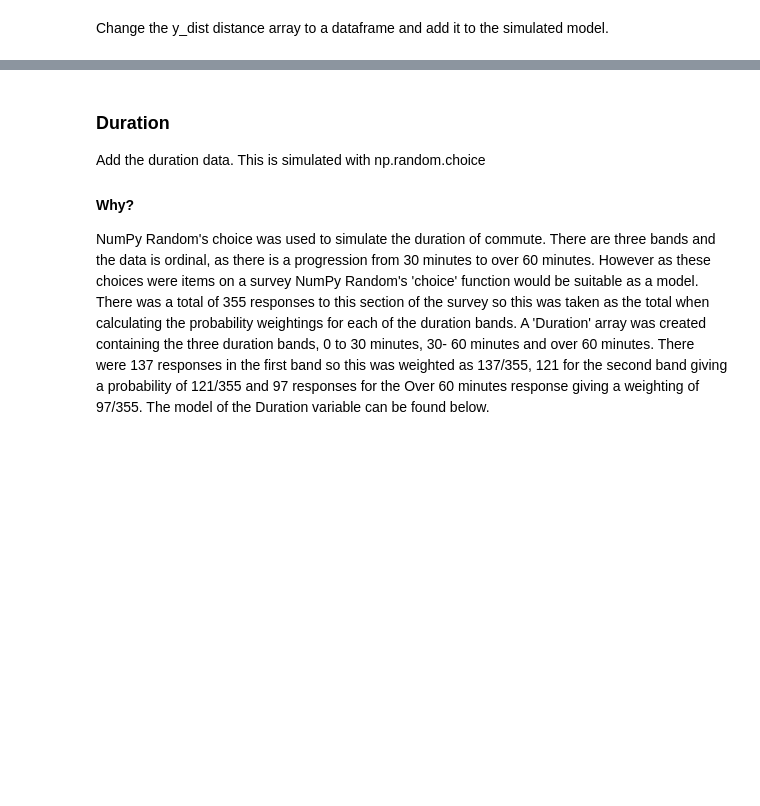
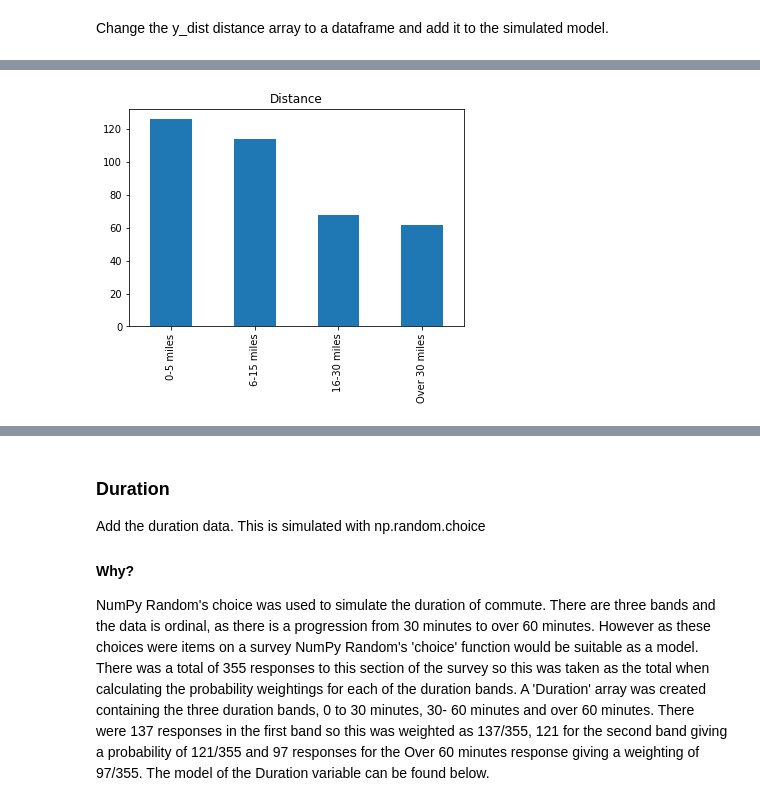
Before and after one commit to Osheah/commute-stress, a Jupyter notebook: commute-stress.ipynb, the cells around one changed output, grey strips where cells are left out. Cells and saved outputs as stored; diff of their text form; code cells hidden in the pictures; blank space fills up the shorter version.

```diff
--- a/commute-stress.ipynb
+++ b/commute-stress.ipynb
@@ -194,0 +312,6 @@ This shows that most simulated participants traveled between 0.5 miles and 15 mi
+# %%
+# set the order in which the plots are displayed for easier comparisons
+df_dist.reindex(['0-5 miles', '6-15 miles',  '16-30 miles', 'Over 30 miles']).plot(kind='bar', title='Distance', legend = False)
+plt.show()
+# %% [output]
+[figure, added]
```
Also changed, not shown: parts of 62 cells of this notebook, 3 other files.
